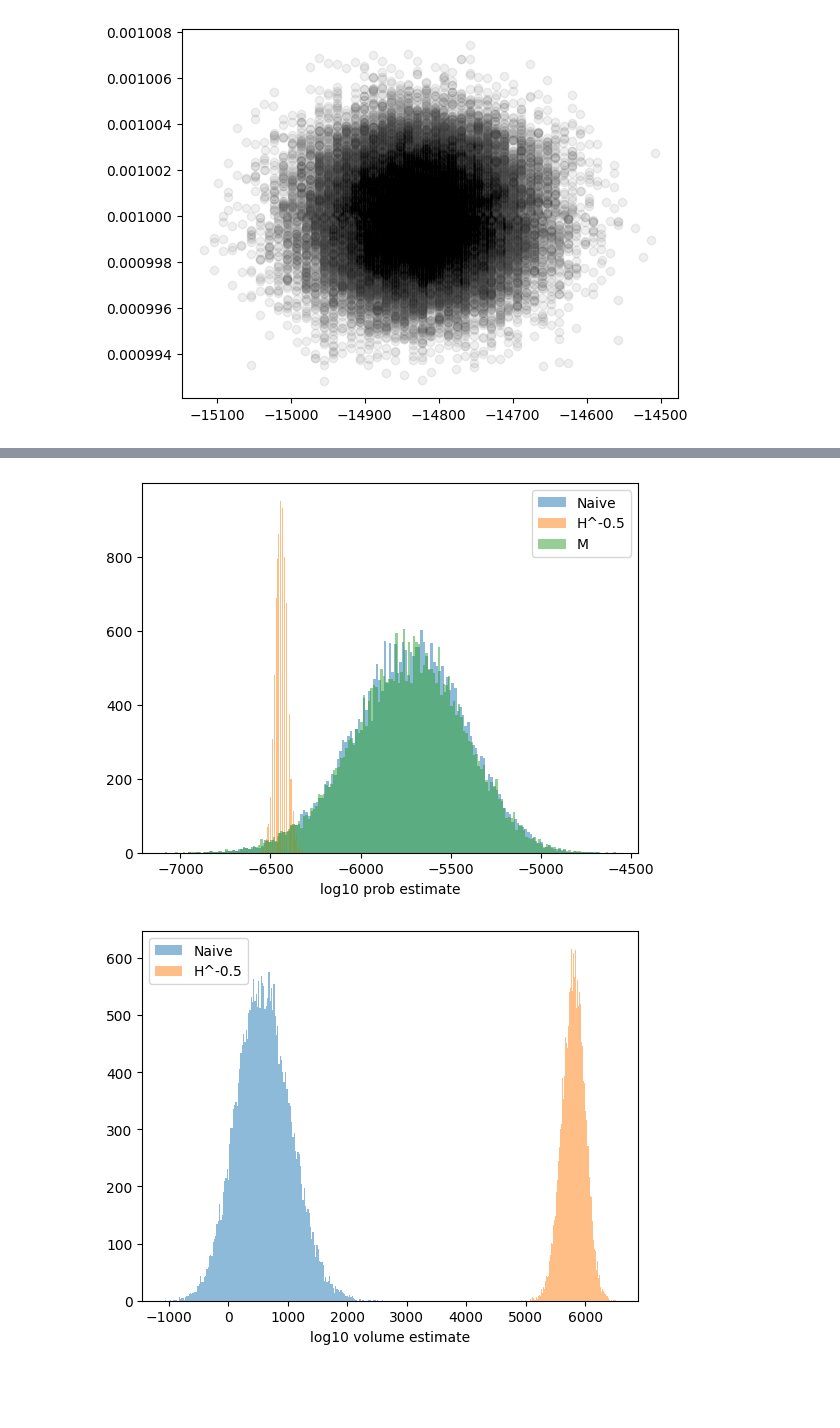
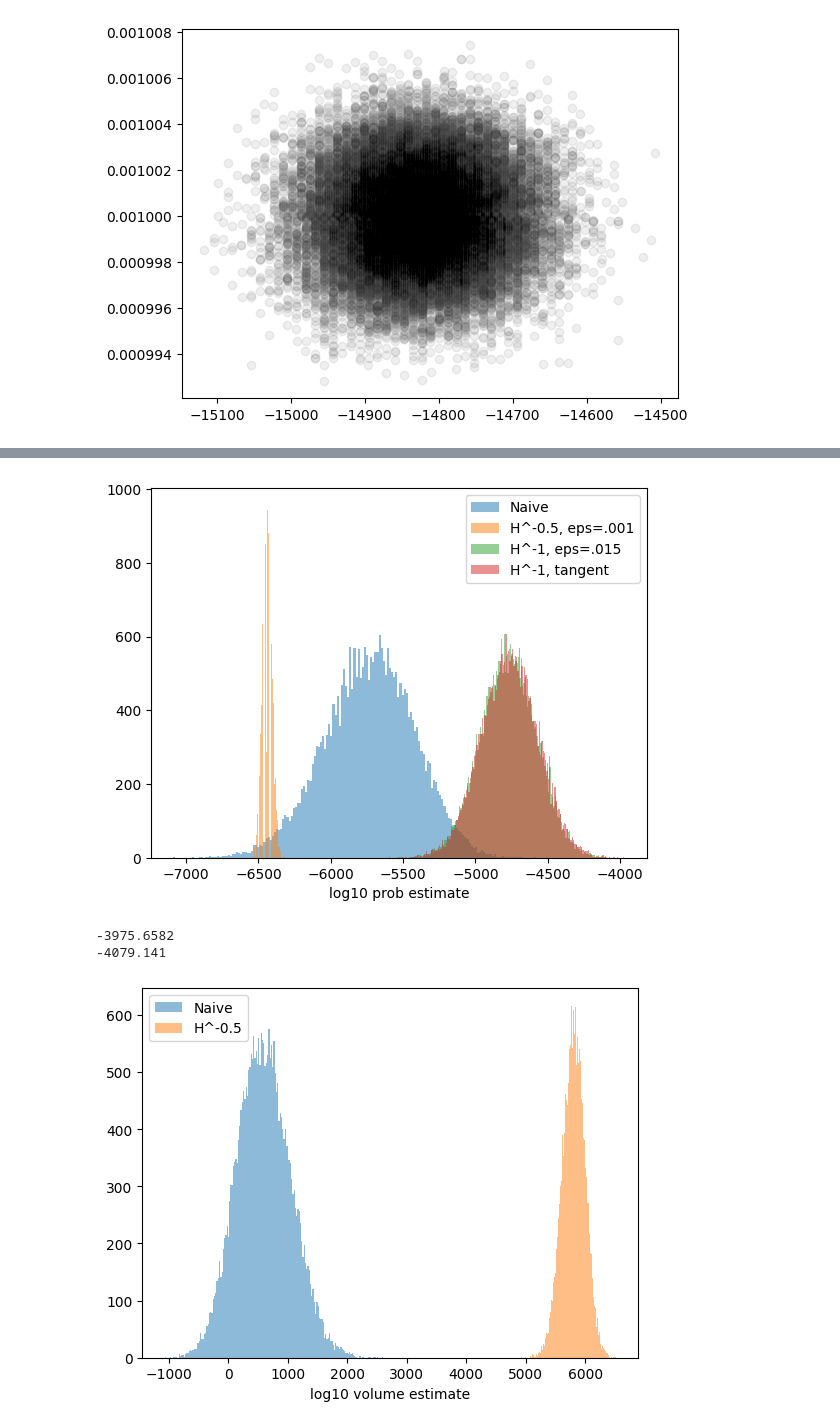
Before and after one commit to EleutherAI/basin-volume, a Jupyter notebook: basin_precondition.ipynb, the cells around one changed output, grey strips where cells are left out. Cells and saved outputs as stored; diff of their text form; code cells hidden in the pictures; blank space fills up the shorter version.

Commit message:
sphere!

```diff
--- a/basin_precondition.ipynb
+++ b/basin_precondition.ipynb
@@ -646,0 +671,2 @@ P = M @ Ptan
+# %%
+H_sphere = jax.hessian(hess_fn_sphere)(jnp.zeros(param_dim - 1), final_params.raveled)
@@ -734,5 +861,8 @@ results_p = get_estimates_sphere_vectorized(30_000, P)
 # %%
 results_m = get_estimates_sphere_vectorized(30_000, M)
+# %%
+P = sphere_hessian_preconditioner(final_params, H, 1e-3, 0.5)
+results_p = get_estimates_sphere_vectorized(30_000, P)
 # %%
 estimates, props, mults, deltas = results_p
 plt.scatter(estimates, deltas, alpha=0.1, color='grey')
@@ -740,3 +870,9 @@ plt.scatter(estimates, deltas, alpha=0.01, color='k')
 plt.show()
 # %% [output]
 [figure]
+# %%
+P = sphere_hessian_preconditioner(final_params, H, .015, 1.0)
+results_p_opt = get_estimates_sphere_vectorized(30_000, P)
+# %%
+P = sphere_hessian_preconditioner(final_params, H_sphere, .015, 1.0, tangent=True)
+results_tangent = get_estimates_sphere_vectorized(30_000, P)
@@ -743,13 +886,21 @@ plt.show()
 # %%
 nbins = int(jnp.sqrt(results_v[0].shape[0]))
 plt.hist(results_v[0] / jnp.log(10), bins=nbins, alpha=0.5, label="Naive")
-plt.hist(results_p[0] / jnp.log(10), bins=nbins, alpha=0.5, label="H^-0.5")
-plt.hist(results_m[0] / jnp.log(10), bins=nbins, alpha=0.5, label="M")
+plt.hist(results_p[0] / jnp.log(10), bins=nbins, alpha=0.5, label="H^-0.5, eps=.001")
+plt.hist(results_p_opt[0] / jnp.log(10), bins=nbins, alpha=0.5, label="H^-1, eps=.015")
+plt.hist(results_tangent[0] / jnp.log(10), bins=nbins, alpha=0.5, label="H^-1, tangent")
+#plt.hist(results_m[0] / jnp.log(10), bins=nbins, alpha=0.5, label="M")
 plt.xlabel("log10 prob estimate")
 plt.legend()
 plt.show()
 # %% [output]
-[figure, old version]
+[figure, new version]
+# %%
+print(aggregate(results_p_opt[0]) / jnp.log(10))
+print(jnp.sort(results_p_opt[0])[-2] / jnp.log(10))
+# %% [output]
+-3975.6582
+-4079.141
 # %%
 P = flat_hessian_preconditioner(final_params.raveled, H)
 
```
Also changed, not shown: parts of 35 cells of this notebook.
